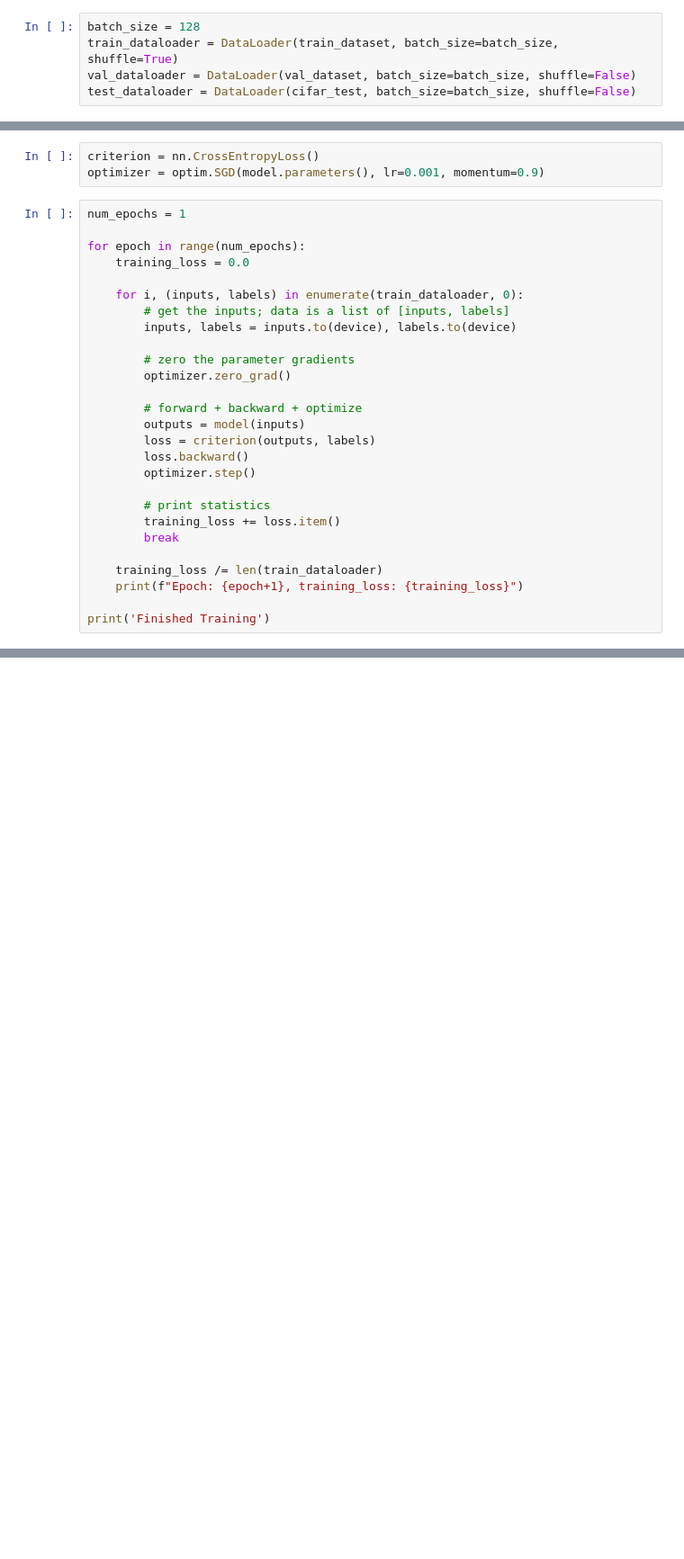
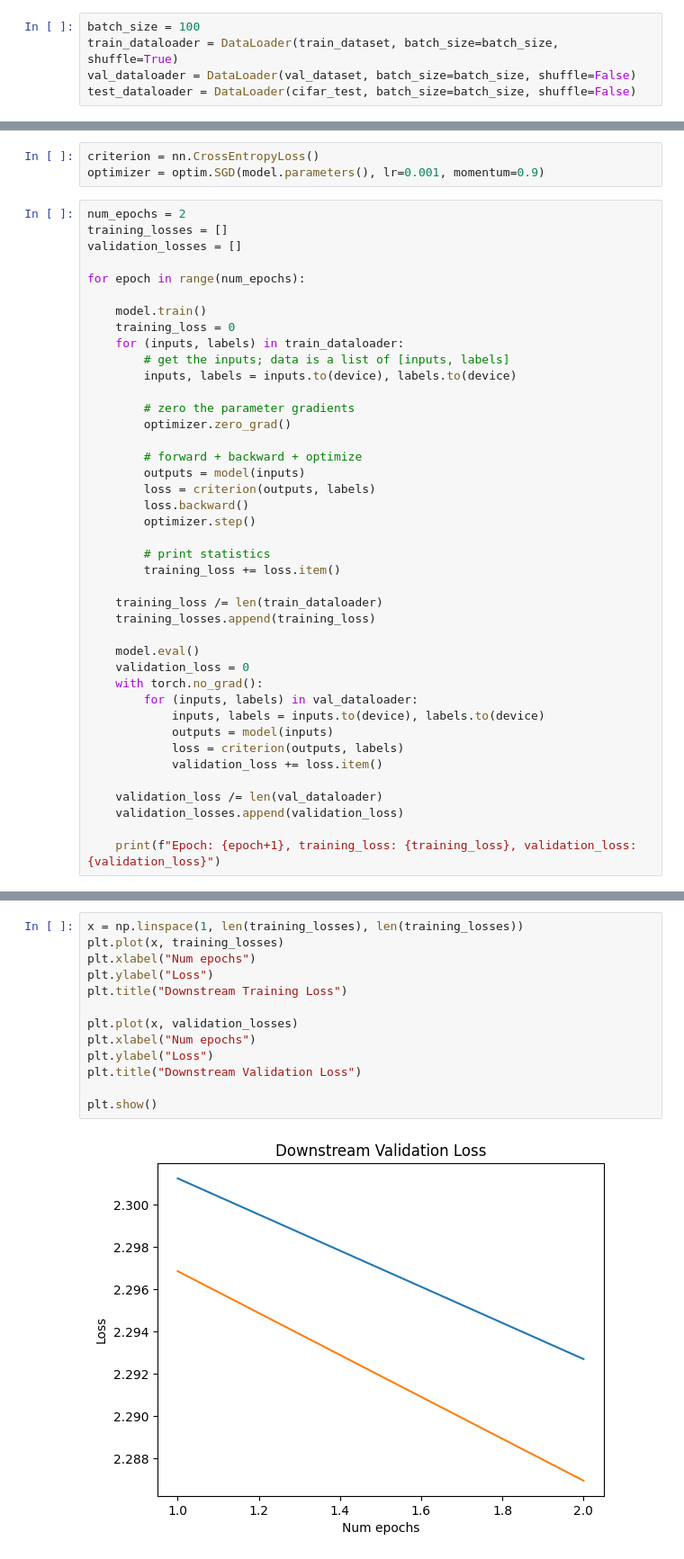
Before and after one commit to jonasoo98/SSL_project, a Jupyter notebook: downstream.ipynb, the cells around one changed output, grey strips where cells are left out. Shown at 90% size. Cells and saved outputs as stored; diff of their text form; blank space fills up the shorter version.

Commit message:
run training

```diff
--- a/downstream.ipynb
+++ b/downstream.ipynb
@@ -44,7 +52,7 @@ train_dataset.dataset.transform = transforms.Compose([transform, train_transform
 Files already downloaded and verified
 Files already downloaded and verified
 # %%
-batch_size = 128
+batch_size = 100
 train_dataloader = DataLoader(train_dataset, batch_size=batch_size, shuffle=True)
 val_dataloader = DataLoader(val_dataset, batch_size=batch_size, shuffle=False)
 test_dataloader = DataLoader(cifar_test, batch_size=batch_size, shuffle=False)
@@ -58,12 +85,15 @@ model = DownstreamModel(encoder=encoder, model_head=model_head, num_classes=num_
 criterion = nn.CrossEntropyLoss()
 optimizer = optim.SGD(model.parameters(), lr=0.001, momentum=0.9)
 # %%
-num_epochs = 1
+num_epochs = 2
+training_losses = []
+validation_losses = []
 
 for epoch in range(num_epochs):
-    training_loss = 0.0
 
-    for i, (inputs, labels) in enumerate(train_dataloader, 0):
+    model.train()
+    training_loss = 0
+    for (inputs, labels) in train_dataloader:
         # get the inputs; data is a list of [inputs, labels]
         inputs, labels = inputs.to(device), labels.to(device)
 
@@ -78,10 +108,21 @@ for epoch in range(num_epochs):
 
         # print statistics
         training_loss += loss.item()
-        break
 
     training_loss /= len(train_dataloader)
-    print(f"Epoch: {epoch+1}, training_loss: {training_loss}")
+    training_losses.append(training_loss)
 
-print('Finished Training')
+    model.eval()
+    validation_loss = 0
+    with torch.no_grad():
+        for (inputs, labels) in val_dataloader:
+            inputs, labels = inputs.to(device), labels.to(device)
+            outputs = model(inputs)
+            loss = criterion(outputs, labels)
+            validation_loss += loss.item()
+
+    validation_loss /= len(val_dataloader)
+    validation_losses.append(validation_loss)
+
+    print(f"Epoch: {epoch+1}, training_loss: {training_loss}, validation_loss: {validation_loss}")
 # %% [output]
@@ -90,3 +131,18 @@ Finished Training
+# %%
+x = np.linspace(1, len(training_losses), len(training_losses))
+plt.plot(x, training_losses)
+plt.xlabel("Num epochs")
+plt.ylabel("Loss")
+plt.title("Downstream Training Loss")
+
+plt.plot(x, validation_losses)
+plt.xlabel("Num epochs")
+plt.ylabel("Loss")
+plt.title("Downstream Validation Loss")
+
+plt.show()
+# %% [output]
+[figure, added]
 # %%
 correct = 0
 total = 0
```
Also changed, not shown: parts of 5 cells of this notebook, 1 other file.
